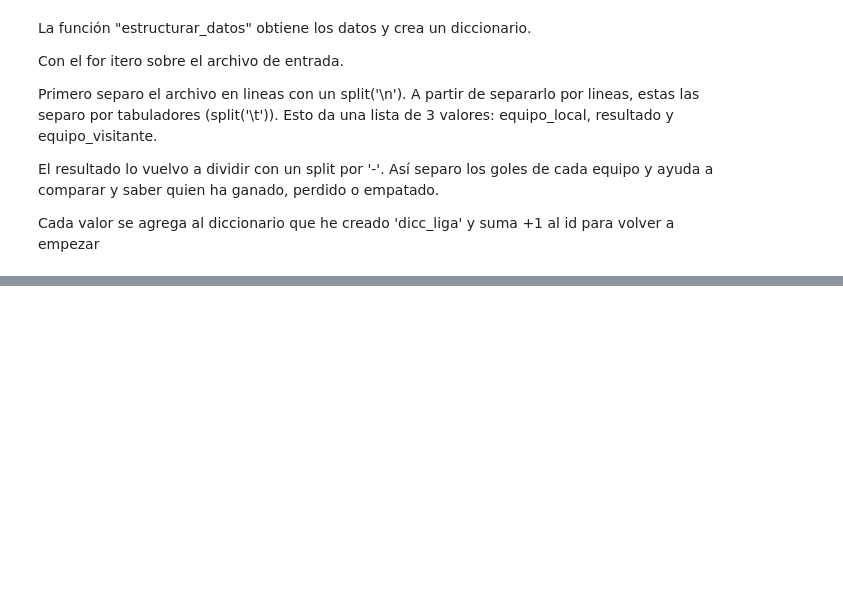
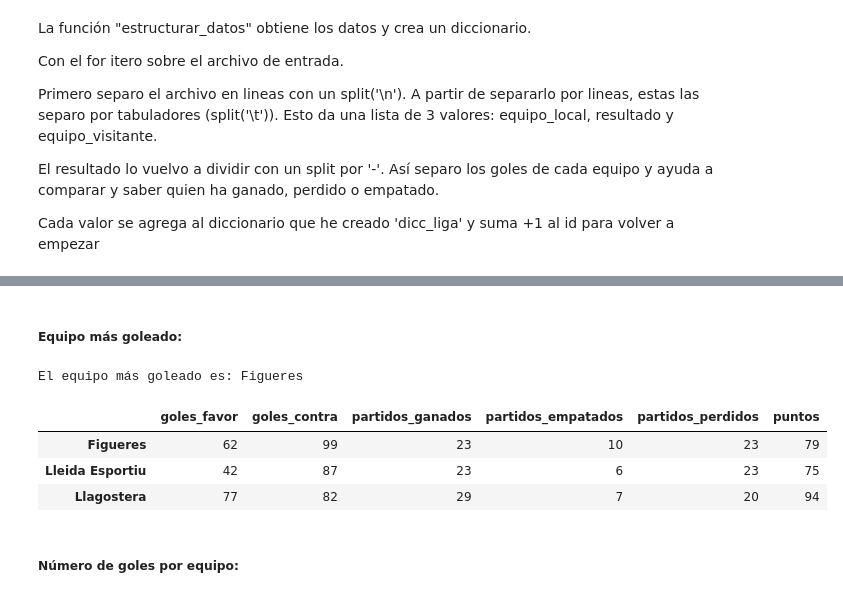
Before and after one commit to noelcarrionmatias/IT_Data, a Jupyter notebook: Especializacion/7_Sprint/codigo_sprint7_noel.ipynb, the cells around one changed output, grey strips where cells are left out. Saved outputs shown, nothing was run; the diff lists cells and outputs as text; code cells hidden in the pictures; blank space fills up the shorter version.

```diff
--- a/Especializacion/7_Sprint/codigo_sprint7_noel.ipynb
+++ b/Especializacion/7_Sprint/codigo_sprint7_noel.ipynb
@@ -729,0 +809,18 @@ obtener_equipos(estructurar_partidos(data_liga))
+# %% [markdown]
+##### Equipo más goleado:
+# %%
+# Equipo más goleado con codigo:
+equipo_goleado = max(equipos.items(), key=lambda x: x[1]['goles_contra'])
+print(f"El equipo más goleado es: {equipo_goleado[0]}")
+
+# Top3 con DataFrame:
+ranking_goleados = tabla_liga.sort_values(ascending=False,by=['goles_contra'])
+ranking_goleados.head(3)
+# %% [output]
+El equipo más goleado es: Figueres
+|  | goles_favor | goles_contra | partidos_ganados | partidos_empatados | partidos_perdidos | puntos |
+| Figueres | 62 | 99 | 23 | 10 | 23 | 79 |
+| Lleida Esportiu | 42 | 87 | 23 | 6 | 23 | 75 |
+| Llagostera | 77 | 82 | 29 | 7 | 20 | 94 |
+# %% [markdown]
+##### Número de goles por equipo:
```
Also changed, not shown: parts of 23 cells of this notebook.
